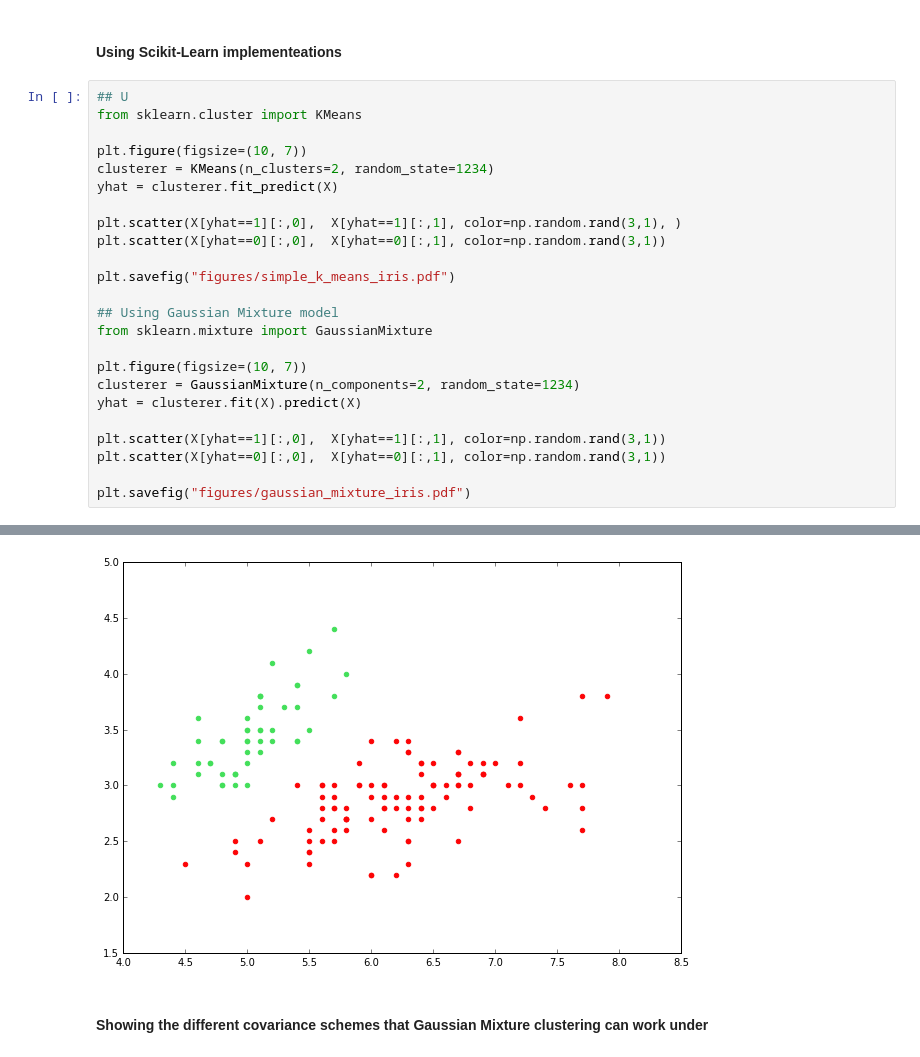
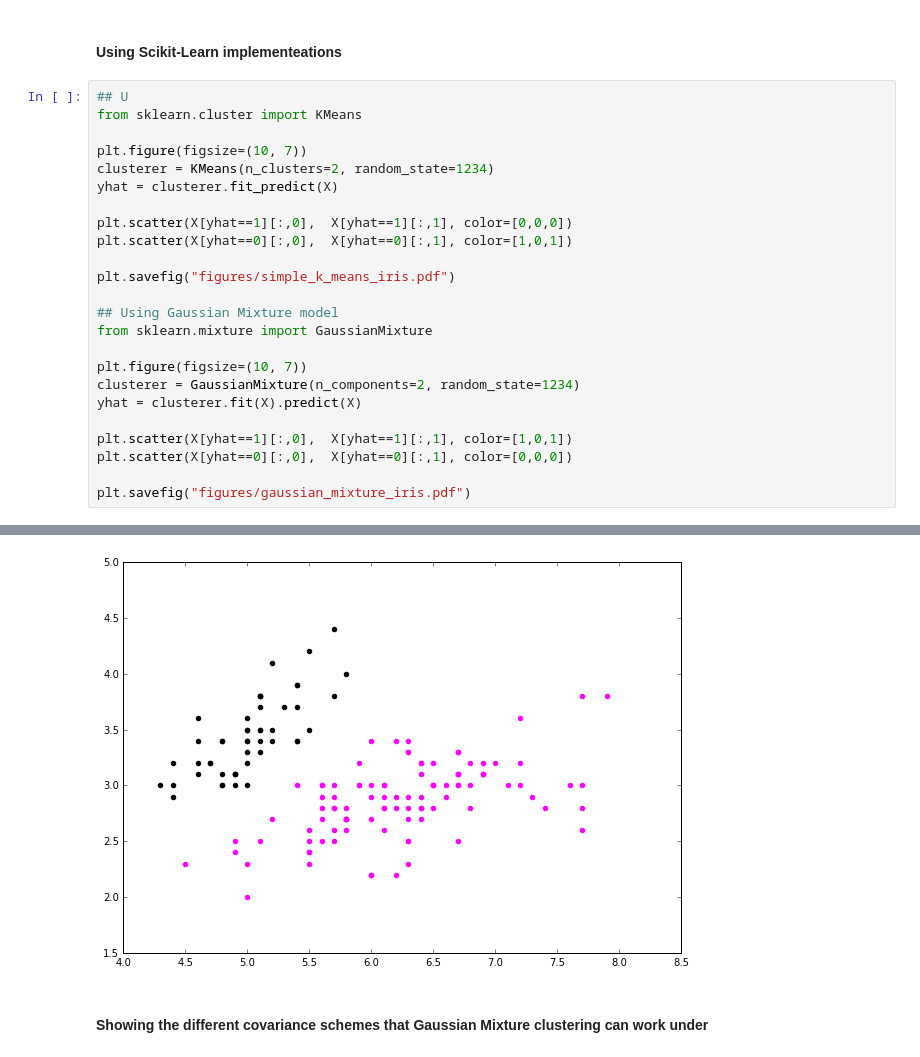
Before and after one commit to kamal94/Senior_Thesis, a Jupyter notebook: Companion.ipynb, the cells around one changed output, grey strips where cells are left out. Drawn from its saved outputs; the diff is of its cells as text.

```diff
--- a/Companion.ipynb
+++ b/Companion.ipynb
@@ -855,8 +849,8 @@ plt.figure(figsize=(10, 7))
 clusterer = KMeans(n_clusters=2, random_state=1234)
 yhat = clusterer.fit_predict(X)
 
-plt.scatter(X[yhat==1][:,0],  X[yhat==1][:,1], color=np.random.rand(3,1), )
-plt.scatter(X[yhat==0][:,0],  X[yhat==0][:,1], color=np.random.rand(3,1))
+plt.scatter(X[yhat==1][:,0],  X[yhat==1][:,1], color=[0,0,0])
+plt.scatter(X[yhat==0][:,0],  X[yhat==0][:,1], color=[1,0,1])
 
 plt.savefig("figures/simple_k_means_iris.pdf")
 
@@ -867,8 +861,8 @@ plt.figure(figsize=(10, 7))
 clusterer = GaussianMixture(n_components=2, random_state=1234)
 yhat = clusterer.fit(X).predict(X)
 
-plt.scatter(X[yhat==1][:,0],  X[yhat==1][:,1], color=np.random.rand(3,1))
-plt.scatter(X[yhat==0][:,0],  X[yhat==0][:,1], color=np.random.rand(3,1))
+plt.scatter(X[yhat==1][:,0],  X[yhat==1][:,1], color=[1,0,1])
+plt.scatter(X[yhat==0][:,0],  X[yhat==0][:,1], color=[0,0,0])
 
 plt.savefig("figures/gaussian_mixture_iris.pdf")
 # %% [output]
@@ -876,4 +870,4 @@ plt.savefig("figures/gaussian_mixture_iris.pdf")
-[figure, old version]
+[figure, new version]
 # %% [markdown]
 #### Showing the different covariance schemes that Gaussian Mixture clustering can work under
 # %%
```
Also changed, not shown: parts of 4 cells of this notebook, 11 other files.
